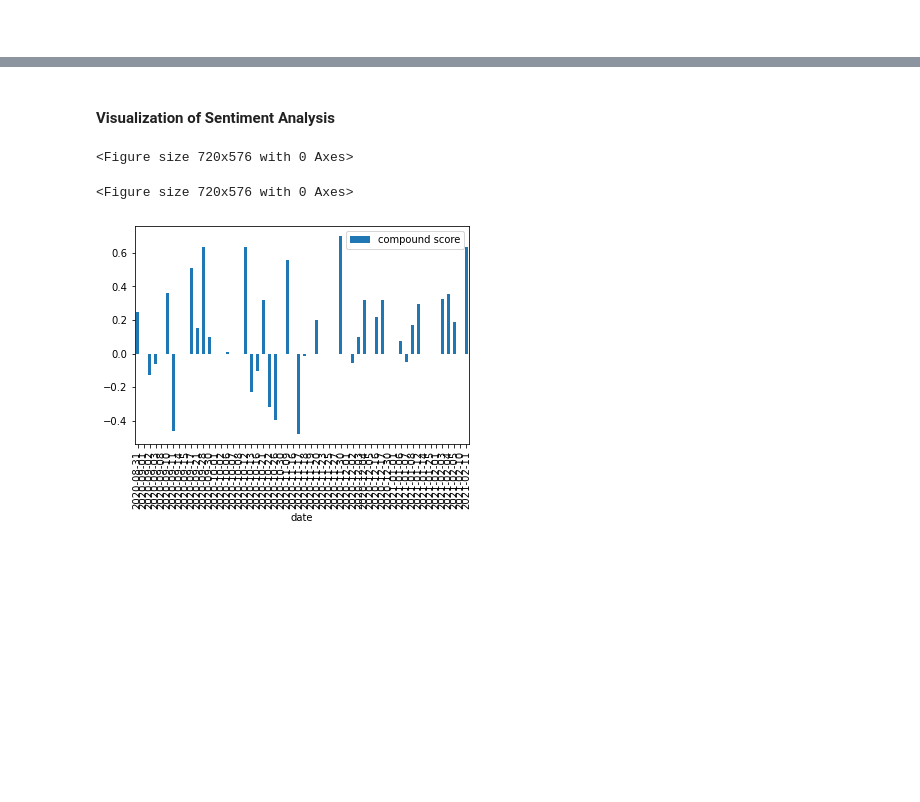
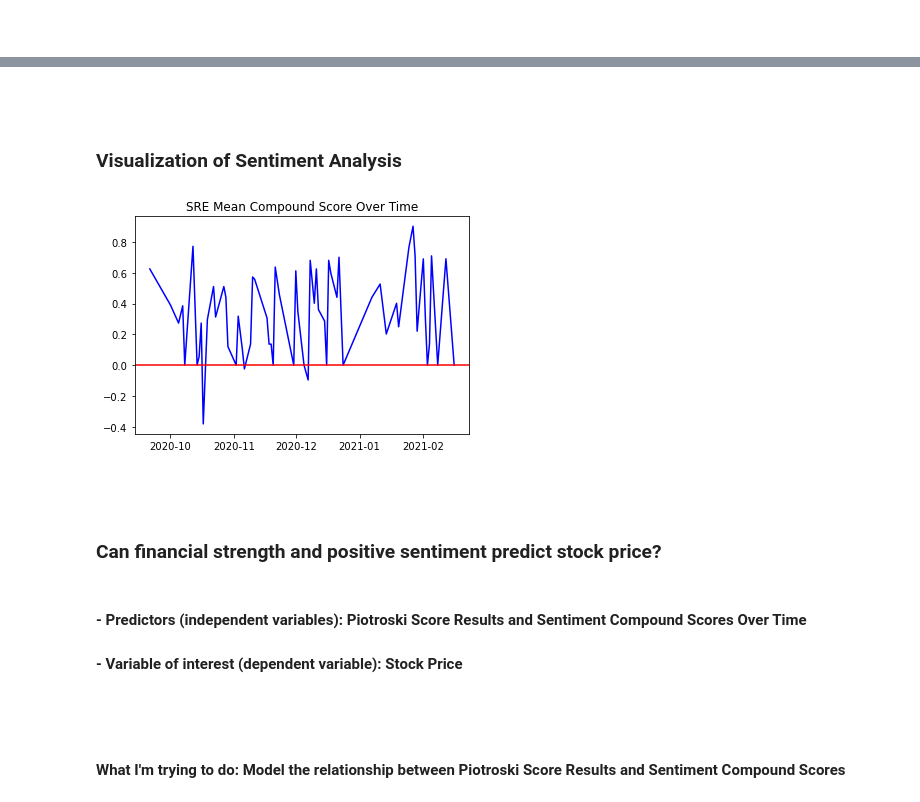
Before and after one commit to RudyJAMartinez/Data-Analytics-Tools-and-Techniques, a Jupyter notebook: 00. Project 1/Project-Script-and-Outputs/python_automated_analysis.ipynb, the cells around one changed output, grey strips where cells are left out. Drawn from its saved outputs; the diff is of its cells as text; code cells hidden in the pictures; blank space fills up the shorter version.

```diff
--- a/00. Project 1/Project-Script-and-Outputs/python_automated_analysis.ipynb
+++ b/00. Project 1/Project-Script-and-Outputs/python_automated_analysis.ipynb
@@ -288,17 +309,27 @@ news_df['compound score'] = news_df['heading'].apply(lambda_func)
 news_df['date'] = pd.to_datetime(news_df.date).dt.date
 # %%
 news_df.to_csv(f'07. {stock} Sentiment Analysis.csv')
+# %% [markdown]
+<br>
 # %% [markdown]
-#### **Visualization of Sentiment Analysis**
+### **Visualization of Sentiment Analysis**
-# %%
-plt.figure(figsize = (10, 8))
-# %% [output]
-<Figure size 720x576 with 0 Axes>
-<Figure size 720x576 with 0 Axes>
 # %%
 mean_df = news_df.groupby(['date']).mean()
-# %%
-mean_df.plot(kind = 'bar')
-plt.show()
-# %% [output]
-[figure, removed]
+# %%
+plt.plot(mean_df, color = 'blue')
+plt.title(f"{stock} Mean Compound Score Over Time")
+plt.axhline(0, color = 'red')
+plt.savefig(f'08. {stock} Compund Score.png',format='png', dpi = 200, bbox_inches = 'tight', orientation = 'landscape')
+# %% [output]
+[figure, added]
+# %% [markdown]
+<br>
+# %% [markdown]
+### **Can financial strength and positive sentiment predict stock price?**
+# %% [markdown]
+#### **- Predictors (independent variables):** Piotroski Score Results and Sentiment Compound Scores Over Time
+#### **- Variable of interest (dependent variable):** Stock Price
+# %% [markdown]
+<br>
+# %% [markdown]
+#### **What I'm trying to do:** Model the relationship between Piotroski Score Results and Sentiment Compound Scores
```
Also changed, not shown: parts of 23 cells of this notebook, 12 other files.
